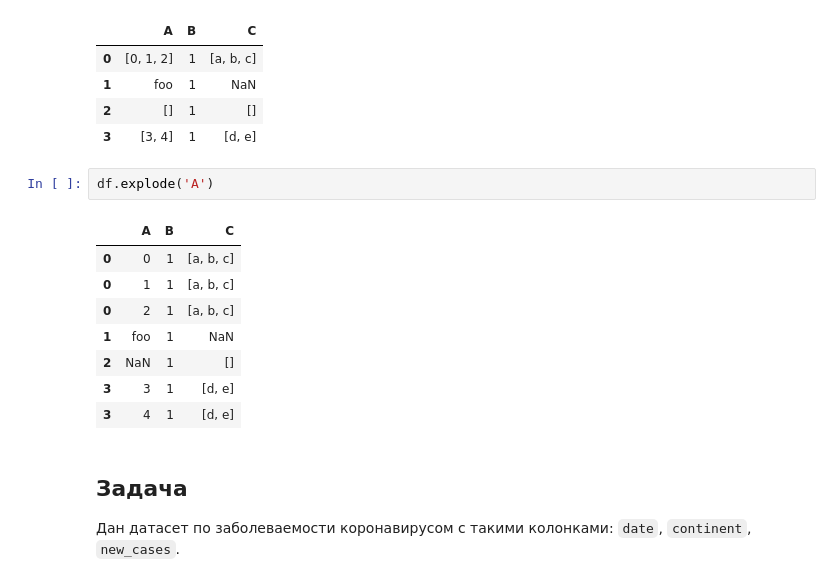
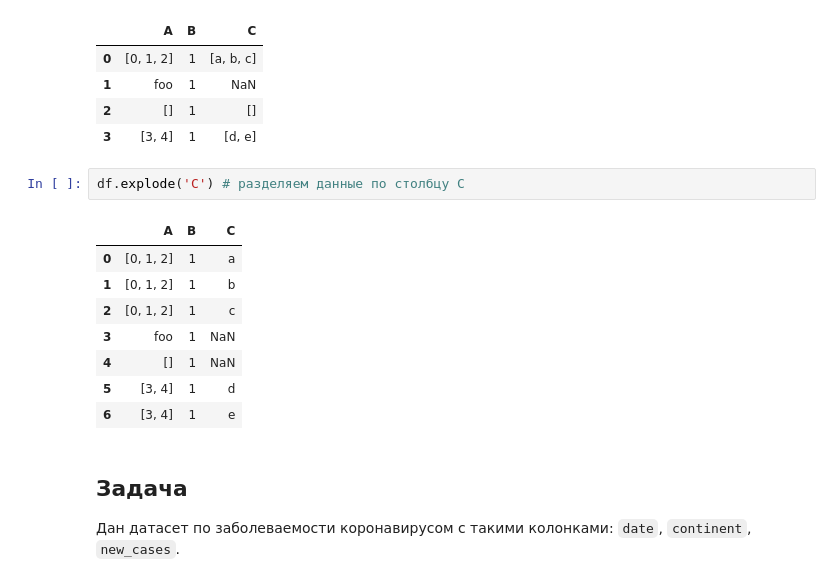
Before and after one commit to lizagrin/lizagrin_hse_ml, a Jupyter notebook: lesson_3/04-advanced_pandas-matplotlib.ipynb, the cells around one changed output. Drawn from its saved outputs; the diff is of its cells as text.

```diff
--- a/lesson_3/04-advanced_pandas-matplotlib.ipynb
+++ b/lesson_3/04-advanced_pandas-matplotlib.ipynb
@@ -119,17 +110,17 @@ df
 | 1 | foo | 1 | NaN |
 | 2 | [] | 1 | [] |
 | 3 | [3, 4] | 1 | [d, e] |
-# %%
-df.explode('A')
-# %% [output]
-|  | A | B | C |
-| 0 | 0 | 1 | [a, b, c] |
-| 0 | 1 | 1 | [a, b, c] |
-| 0 | 2 | 1 | [a, b, c] |
-| 1 | foo | 1 | NaN |
-| 2 | NaN | 1 | [] |
-| 3 | 3 | 1 | [d, e] |
-| 3 | 4 | 1 | [d, e] |
+# %%
+df.explode('C') # разделяем данные по столбцу C
+# %% [output]
+|  | A | B | C |
+| 0 | [0, 1, 2] | 1 | a |
+| 1 | [0, 1, 2] | 1 | b |
+| 2 | [0, 1, 2] | 1 | c |
+| 3 | foo | 1 | NaN |
+| 4 | [] | 1 | NaN |
+| 5 | [3, 4] | 1 | d |
+| 6 | [3, 4] | 1 | e |
 # %% [markdown]
 ## Задача
 
```
Also changed, not shown: parts of 7 cells of this notebook, 1 other file.
